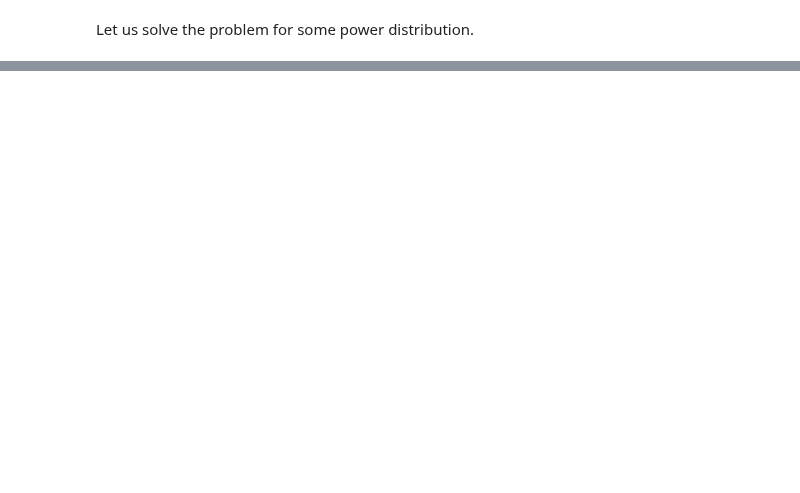
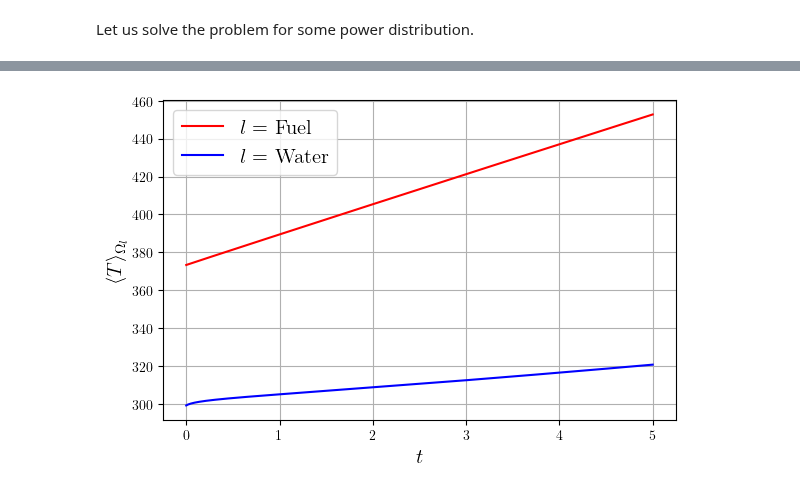
Before and after one commit to Steriva/FEniCSx-tutorials, a Jupyter notebook: 2D/Heat Equation/Unsteady/reactorPin.ipynb, the cells around one changed output, grey strips where cells are left out. Cells and saved outputs as stored; diff of their text form; code cells hidden in the pictures; blank space fills up the shorter version.

```diff
--- a/2D/Heat Equation/Unsteady/reactorPin.ipynb
+++ b/2D/Heat Equation/Unsteady/reactorPin.ipynb
@@ -427,0 +391,14 @@ Average Water    T = 318.43703
+# %%
+fig = plt.figure(figsize = (6,4))
+plt.plot(t, T_ave_fuel,'r', label = r'$l =$ Fuel')
+plt.plot(t, T_ave_water,'b', label = r'$l =$ Water')
+plt.legend(fontsize = 15)
+plt.xlabel(r'$t$', fontsize = 15)
+plt.ylabel(r'$\langle T\rangle_{\Omega_l}$', fontsize = 15)
+plt.grid(which='major',linestyle='-')
+plt.grid(which='minor',linestyle='--')
+
+plt.tight_layout()
+fig.savefig('RegAverage_time.pdf', format='pdf', dpi=600, bbox_inches='tight')
+# %% [output]
+[figure, added]
```
Also changed, not shown: parts of 10 cells of this notebook.
